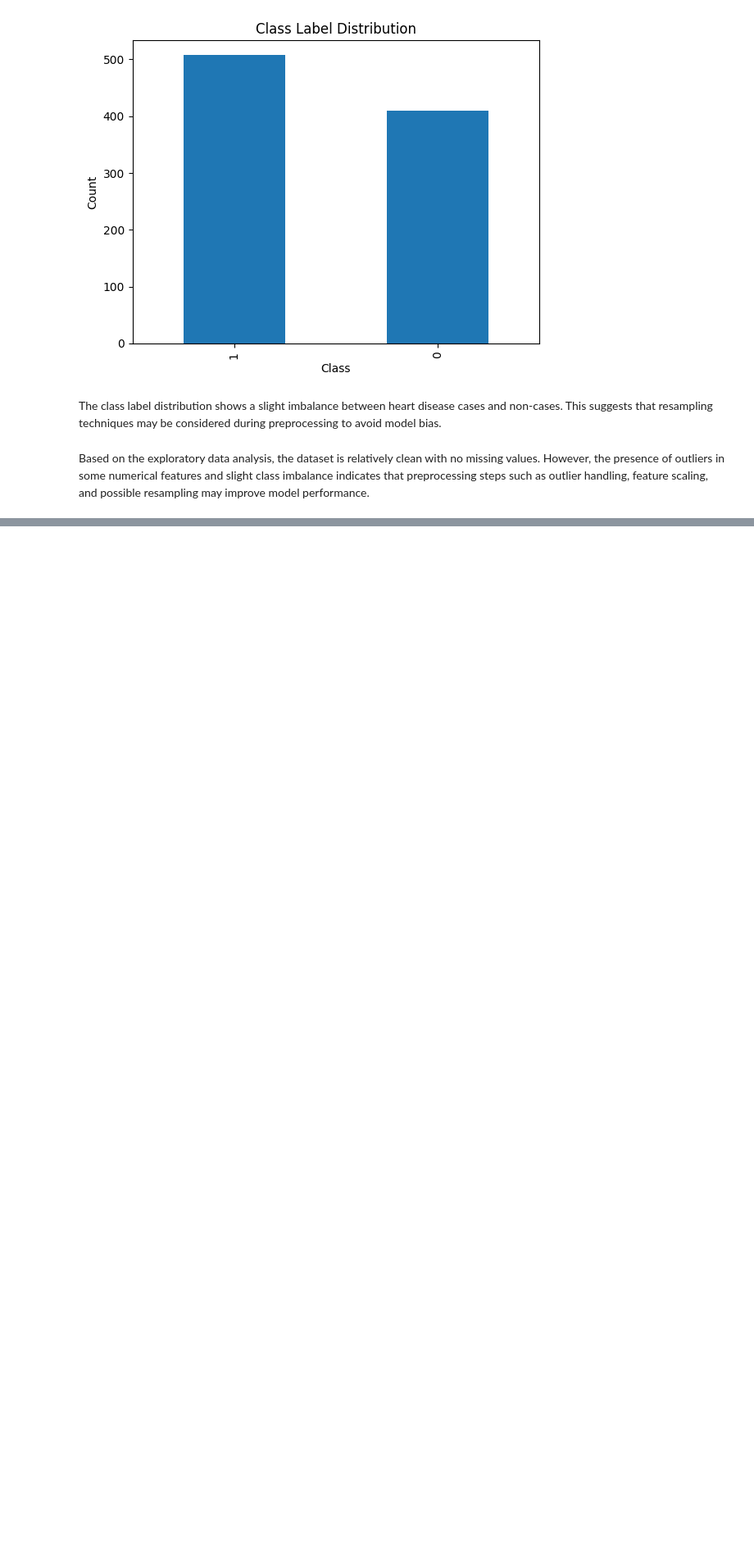
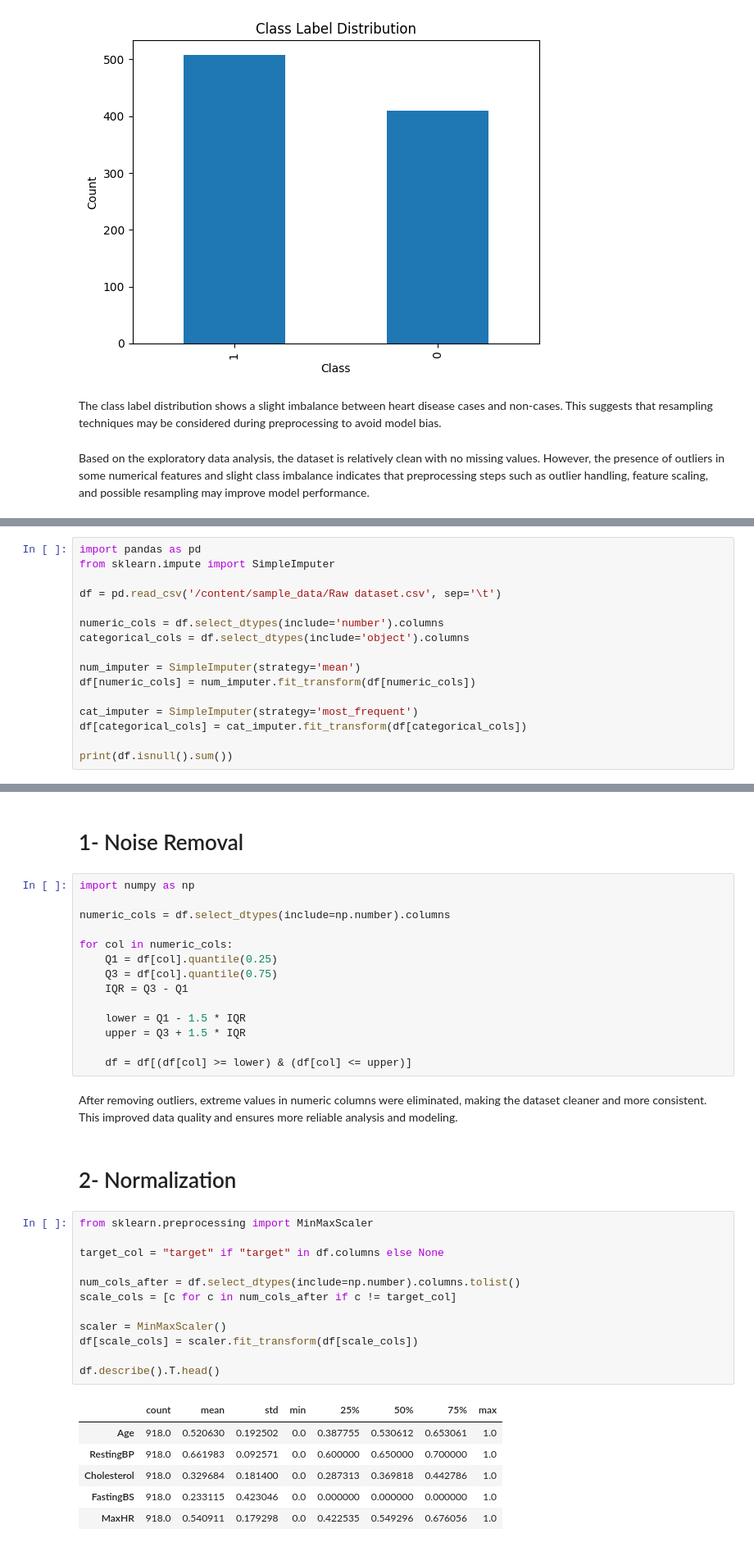
Before and after one commit to roseal3tb/IT326, a Jupyter notebook: Phase1&2.ipynb, the cells around one changed output, grey strips where cells are left out. Shown at 82% size. Cells and saved outputs as stored; diff of their text form; blank space fills up the shorter version.

```diff
--- a/Phase1&2.ipynb
+++ b/Phase1&2.ipynb
@@ -213,0 +246,16 @@ Based on the exploratory data analysis, the dataset is relatively clean with no
+# %%
+import pandas as pd
+from sklearn.impute import SimpleImputer
+
+df = pd.read_csv('/content/sample_data/Raw dataset.csv', sep='\t')
+
+numeric_cols = df.select_dtypes(include='number').columns
+categorical_cols = df.select_dtypes(include='object').columns
+
+num_imputer = SimpleImputer(strategy='mean')
+df[numeric_cols] = num_imputer.fit_transform(df[numeric_cols])
+
+cat_imputer = SimpleImputer(strategy='most_frequent')
+df[categorical_cols] = cat_imputer.fit_transform(df[categorical_cols])
+
+print(df.isnull().sum())
@@ -213,0 +280,39 @@ Based on the exploratory data analysis, the dataset is relatively clean with no
+# %% [markdown]
+# 1- Noise Removal
+# %%
+import numpy as np
+
+numeric_cols = df.select_dtypes(include=np.number).columns
+
+for col in numeric_cols:
+    Q1 = df[col].quantile(0.25)
+    Q3 = df[col].quantile(0.75)
+    IQR = Q3 - Q1
+
+    lower = Q1 - 1.5 * IQR
+    upper = Q3 + 1.5 * IQR
+
+    df = df[(df[col] >= lower) & (df[col] <= upper)]
+# %% [markdown]
+After removing outliers, extreme values in numeric columns were eliminated, making the dataset cleaner and more consistent. This improved data quality and ensures more reliable analysis and modeling.
+# %% [markdown]
+# 2- Normalization
+# %%
+from sklearn.preprocessing import MinMaxScaler
+
+target_col = "target" if "target" in df.columns else None
+
+num_cols_after = df.select_dtypes(include=np.number).columns.tolist()
+scale_cols = [c for c in num_cols_after if c != target_col]
+
+scaler = MinMaxScaler()
+df[scale_cols] = scaler.fit_transform(df[scale_cols])
+
+df.describe().T.head()
+# %% [output]
+|  | count | mean | std | min | 25% | 50% | 75% | max |
+| Age | 918.0 | 0.520630 | 0.192502 | 0.0 | 0.387755 | 0.530612 | 0.653061 | 1.0 |
+| RestingBP | 918.0 | 0.661983 | 0.092571 | 0.0 | 0.600000 | 0.650000 | 0.700000 | 1.0 |
+| Cholesterol | 918.0 | 0.329684 | 0.181400 | 0.0 | 0.287313 | 0.369818 | 0.442786 | 1.0 |
+| FastingBS | 918.0 | 0.233115 | 0.423046 | 0.0 | 0.000000 | 0.000000 | 0.000000 | 1.0 |
+| MaxHR | 918.0 | 0.540911 | 0.179298 | 0.0 | 0.422535 | 0.549296 | 0.676056 | 1.0 |
```
Also changed, not shown: parts of 17 cells of this notebook.
